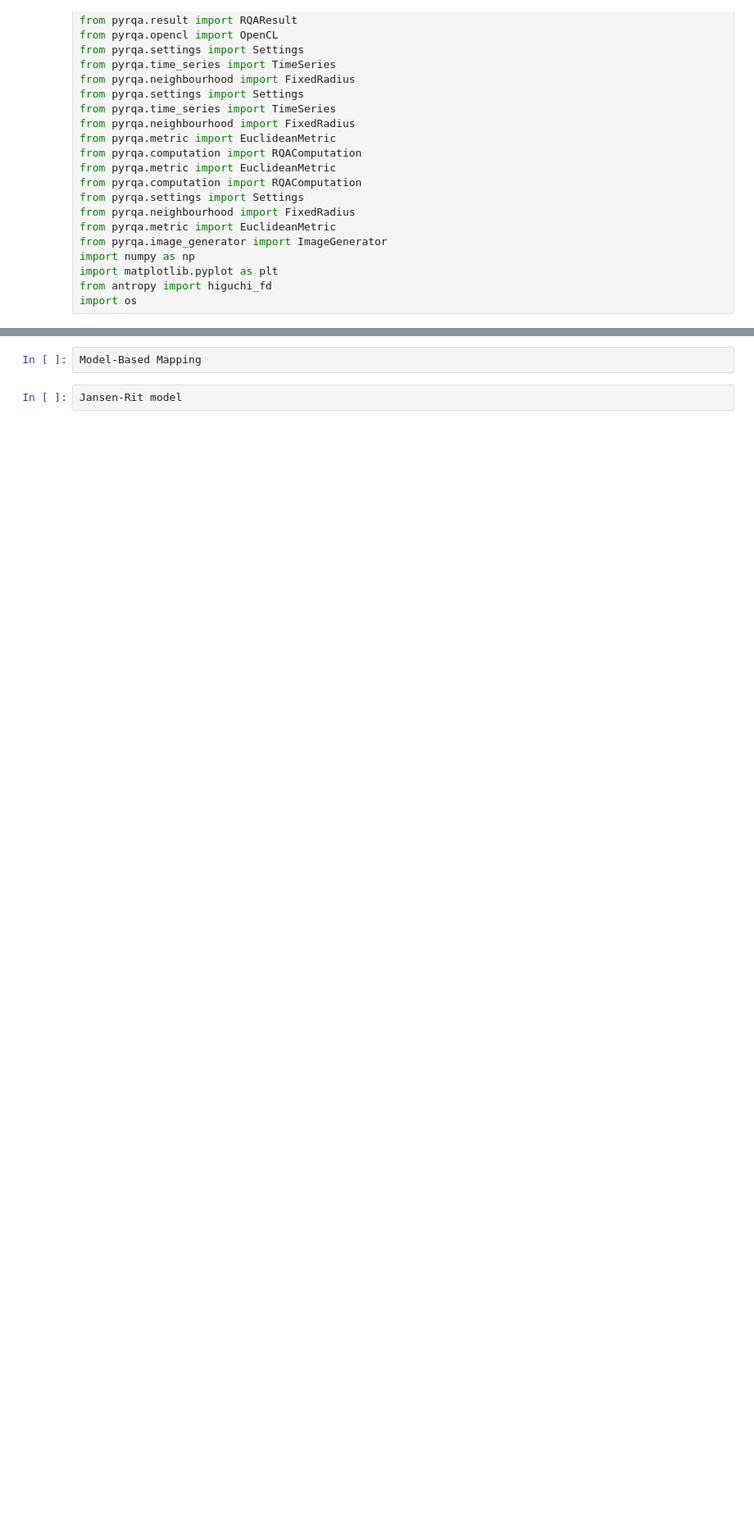
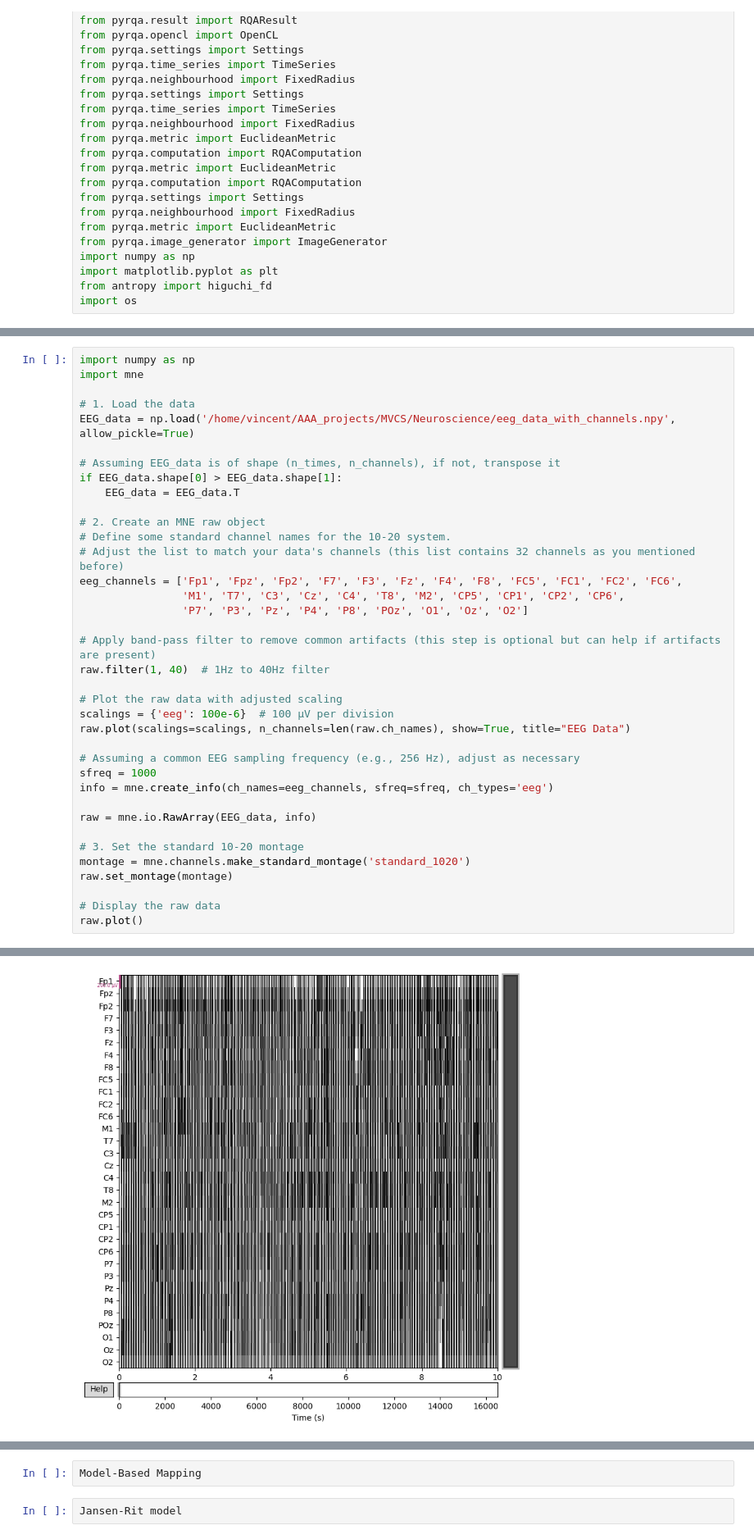
Before and after one commit to Metaverse-Crowdsource/Complete-Neural-Signal-Analysis, a Jupyter notebook: PyCoBi Bifurcation with Auto-07p.ipynb, the cells around one changed output, grey strips where cells are left out. Shown at 82% size. Saved outputs shown, nothing was run; the diff lists cells and outputs as text; blank space fills up the shorter version.

```diff
--- a/PyCoBi Bifurcation with Auto-07p.ipynb
+++ b/PyCoBi Bifurcation with Auto-07p.ipynb
@@ -254,0 +64,38 @@ dipole model or the current source density,  LORETA or sLORETA
+# %%
+import numpy as np
+import mne
+
+# 1. Load the data
+EEG_data = np.load('/home/vincent/AAA_projects/MVCS/Neuroscience/eeg_data_with_channels.npy', allow_pickle=True)
+
+# Assuming EEG_data is of shape (n_times, n_channels), if not, transpose it
+if EEG_data.shape[0] > EEG_data.shape[1]:
+    EEG_data = EEG_data.T
+
+# 2. Create an MNE raw object
+# Define some standard channel names for the 10-20 system.
+# Adjust the list to match your data's channels (this list contains 32 channels as you mentioned before)
+eeg_channels = ['Fp1', 'Fpz', 'Fp2', 'F7', 'F3', 'Fz', 'F4', 'F8', 'FC5', 'FC1', 'FC2', 'FC6',
+                'M1', 'T7', 'C3', 'Cz', 'C4', 'T8', 'M2', 'CP5', 'CP1', 'CP2', 'CP6',
+                'P7', 'P3', 'Pz', 'P4', 'P8', 'POz', 'O1', 'Oz', 'O2']
+
+# Apply band-pass filter to remove common artifacts (this step is optional but can help if artifacts are present)
+raw.filter(1, 40)  # 1Hz to 40Hz filter
+
+# Plot the raw data with adjusted scaling
+scalings = {'eeg': 100e-6}  # 100 µV per division
+raw.plot(scalings=scalings, n_channels=len(raw.ch_names), show=True, title="EEG Data")
+
+# Assuming a common EEG sampling frequency (e.g., 256 Hz), adjust as necessary
+sfreq = 1000
+info = mne.create_info(ch_names=eeg_channels, sfreq=sfreq, ch_types='eeg')
+
+raw = mne.io.RawArray(EEG_data, info)
+
+# 3. Set the standard 10-20 montage
+montage = mne.channels.make_standard_montage('standard_1020')
+raw.set_montage(montage)
+
+# Display the raw data
+raw.plot()
+# %% [output]
@@ -254,0 +121 @@ dipole model or the current source density,  LORETA or sLORETA
+[figure, added]
```
Also changed, not shown: parts of 27 cells of this notebook, 3 other files.
